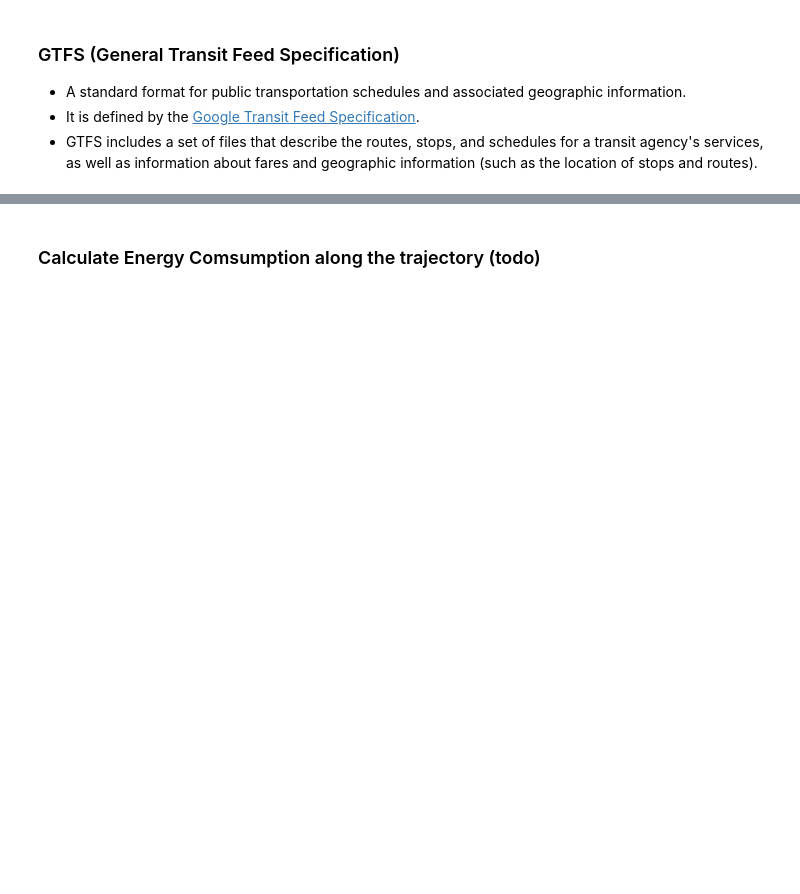
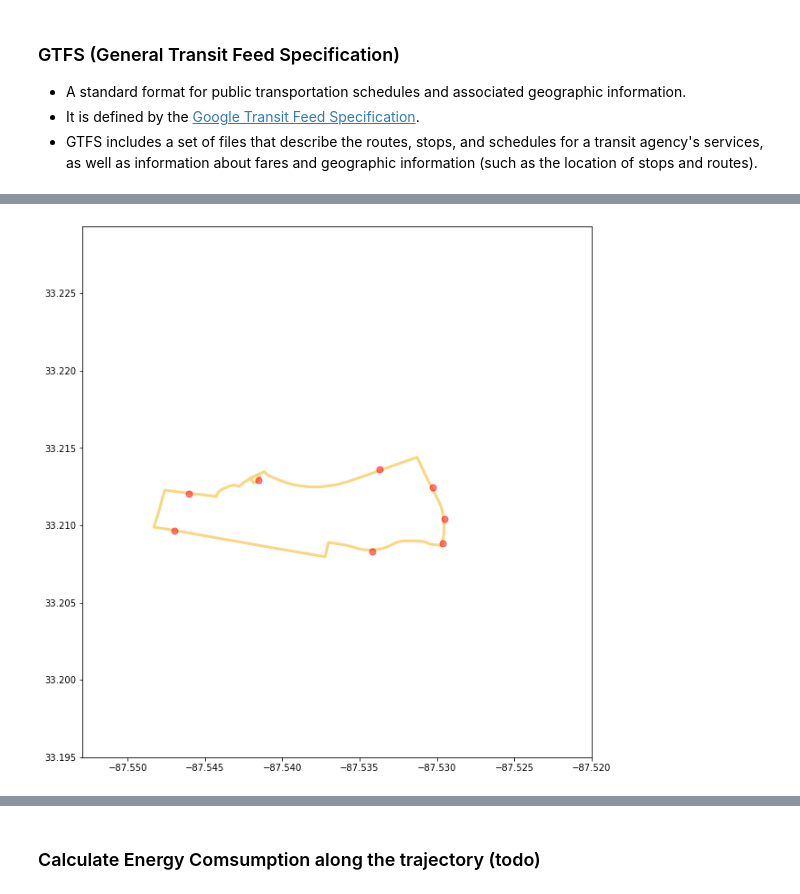
Before and after one commit to sguo28/UA_CE515_Tutorial, a Jupyter notebook: tutorial.ipynb, the cells around one changed output, grey strips where cells are left out. Drawn from its saved outputs; the diff is of its cells as text; code cells hidden in the pictures; blank space fills up the shorter version.

```diff
--- a/tutorial.ipynb
+++ b/tutorial.ipynb
@@ -52,28 +79,30 @@ feed.map_routes(feed.routes.route_id[:],include_stops=True)
 # %%
 # mannually plot it to a map (using maplotlib, geopandas, contextily)
 
-# import contextily as ctx
-# # conda install -c conda-forge contextily=1.1.0
+import contextily as ctx
+# conda install -c conda-forge contextily=1.1.0
 
-# fig, axe = plt.subplots(nrows=1, ncols=1, figsize=(8.7, 8.7)) # set up a blank figure
+fig, axe = plt.subplots(nrows=1, ncols=1, figsize=(8.7, 8.7)) # set up a blank figure
 
-# ax = routes.plot(alpha=0.5, linewidth=3, color = [f"#{i}" for i in routes["route_color"]], zorder=1, ax=axe) # plot the routes
+ax = routes.plot(alpha=0.5, linewidth=3, color = [f"#{i}" for i in routes["route_color"]], zorder=1, ax=axe) # plot the routes
 
 # ctx.add_basemap(ax, zoom=14, source = ctx.sources.ST_TONER_LITE, alpha=0.5, crs = "EPSG:4326") # add a basemap
 
-# stops.plot(ax=axe,markersize =50,color = "red",zorder=2, alpha=0.5) # plot the stops
+stops.plot(ax=axe,markersize =50,color = "red",zorder=2, alpha=0.5) # plot the stops
 
 # # set up the lon-lat range of the coverage area
-# maxlat,maxlon = 33.22934, -87.52
-# minlat,minlon = 33.195, -87.55292
+maxlat,maxlon = 33.22934, -87.52
+minlat,minlon = 33.195, -87.55292
 
 # # set the axis limits
-# ax.set_xlim(minlon,maxlon)
-# ax.set_ylim(minlat,maxlat)
+ax.set_xlim(minlon,maxlon)
+ax.set_ylim(minlat,maxlat)
 
-# plt.tight_layout()
+plt.tight_layout()
 # plt.savefig("map.png", dpi=300) # save the figure
-# plt.show()
+plt.show()
+# %% [output]
+[figure, added]
 # %%
 # get the sample trajectory data covered by one bus.
 sp = pd.read_json("data/sample_traj.json")
```
Also changed, not shown: parts of 17 cells of this notebook, 9 other files.
